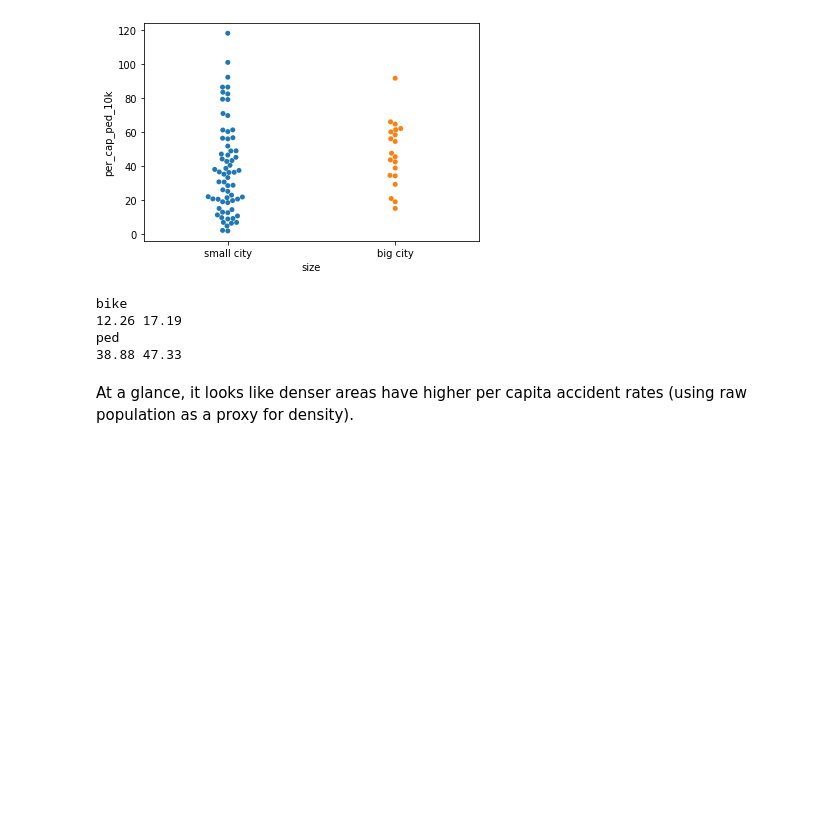
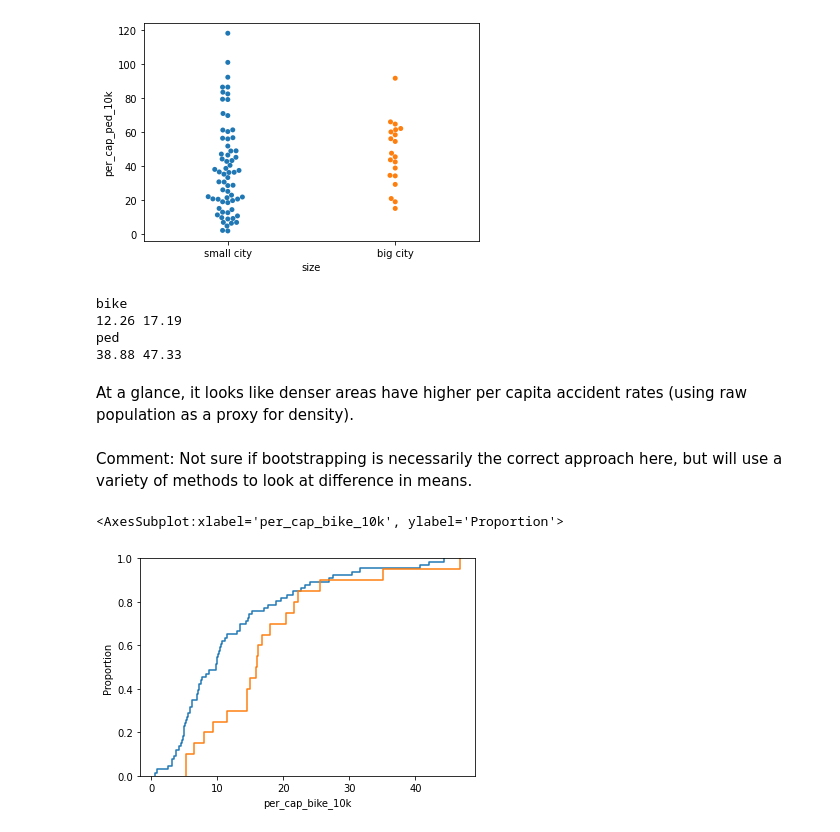
Before and after one commit to gchambers11/SpringBoard_Capstone_Two, a Jupyter notebook: Kaggle Capstone EDA.ipynb, the cells around one changed output. Saved outputs shown, nothing was run; the diff lists cells and outputs as text; code cells hidden in the pictures; blank space fills up the shorter version.

```diff
--- a/Kaggle Capstone EDA.ipynb
+++ b/Kaggle Capstone EDA.ipynb
@@ -294,3 +315,11 @@ ped
 38.88 47.33
 # %% [markdown]
 At a glance, it looks like denser areas have higher per capita accident rates (using raw population as a proxy for density).
+# %% [markdown]
+Comment: Not sure if bootstrapping is necessarily the correct approach here, but will use a variety of methods to look at difference in means.
+# %%
+sns.ecdfplot(small['per_cap_bike_10k'])
+sns.ecdfplot(big['per_cap_bike_10k'])
+# %% [output]
+<AxesSubplot:xlabel='per_cap_bike_10k', ylabel='Proportion'>
+[figure, added]
```
Also changed, not shown: parts of 23 cells of this notebook.
